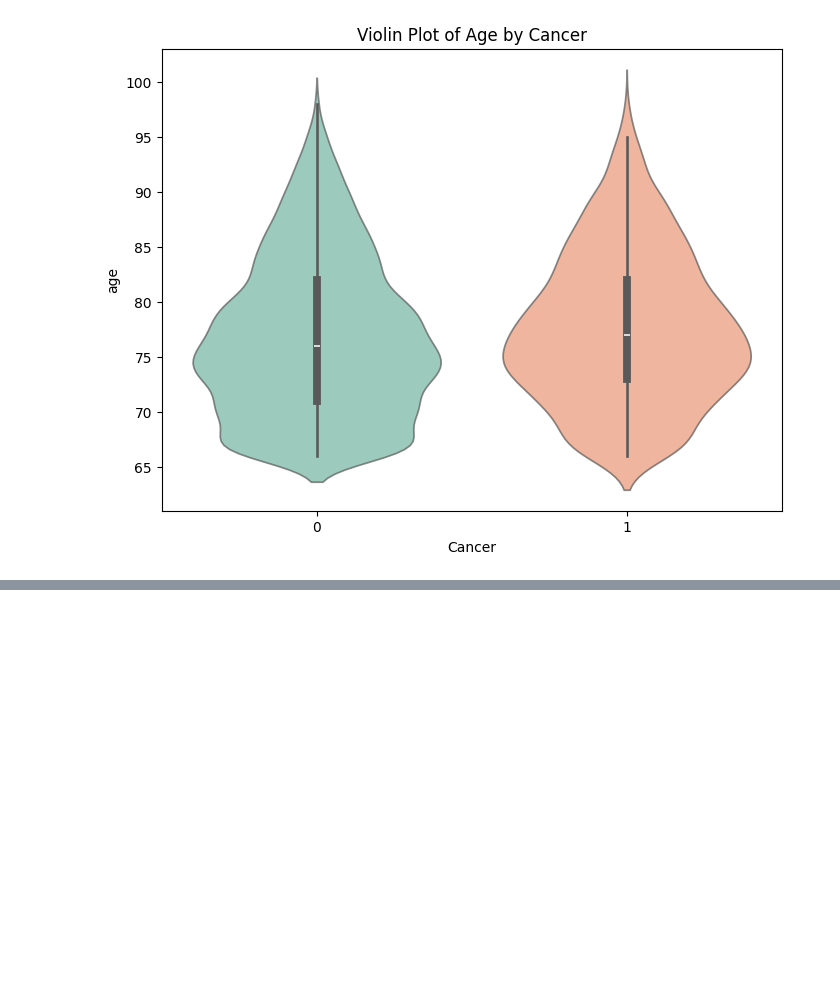
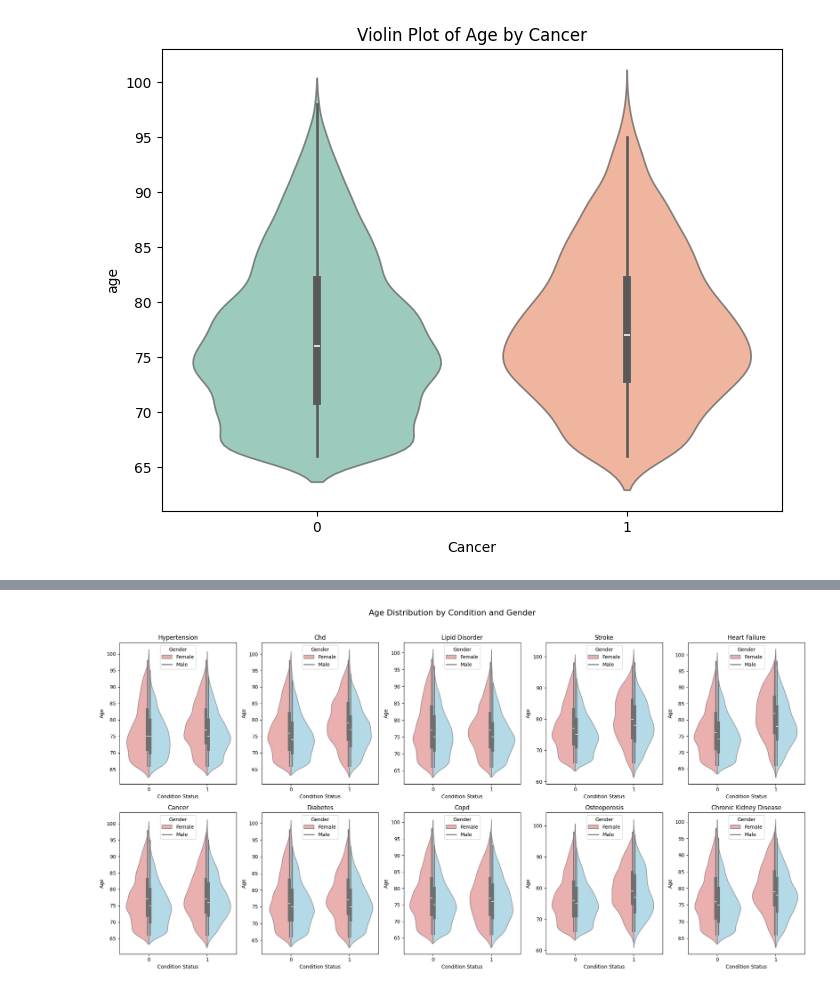
Before and after one commit to seoserang/phys255ml, a Jupyter notebook: 100 Final Project/finalproject.ipynb, the cells around one changed output, grey strips where cells are left out. Cells and saved outputs as stored; diff of their text form; code cells hidden in the pictures; blank space fills up the shorter version.

```diff
--- a/100 Final Project/finalproject.ipynb
+++ b/100 Final Project/finalproject.ipynb
@@ -237,0 +343,20 @@ plt.show()
+# %%
+# Gender-stratified violin plots for each condition
+fig, axes = plt.subplots(2, 5, figsize=(20, 10))
+axes = axes.flatten()
+
+for idx, condition in enumerate(conditions):
+    sns.violinplot(data=dropnaset, x=condition, y='age',
+                   hue='male_gender', split=True,
+                   palette={0: 'lightcoral', 1: 'skyblue'},  # Fixed: use 0 and 1
+                   alpha=0.7, ax=axes[idx])
+    axes[idx].set_title(f'{condition.replace("_", " ").title()}')
+    axes[idx].set_xlabel('Condition Status')
+    axes[idx].set_ylabel('Age')
+    axes[idx].legend(title='Gender', labels=['Female', 'Male'])  # Fixed: labels in order
+
+plt.suptitle('Age Distribution by Condition and Gender', fontsize=16, y=1.02)
+plt.tight_layout()
+plt.show()
+# %% [output]
+[figure, added]
```
Also changed, not shown: parts of 4 cells of this notebook.
